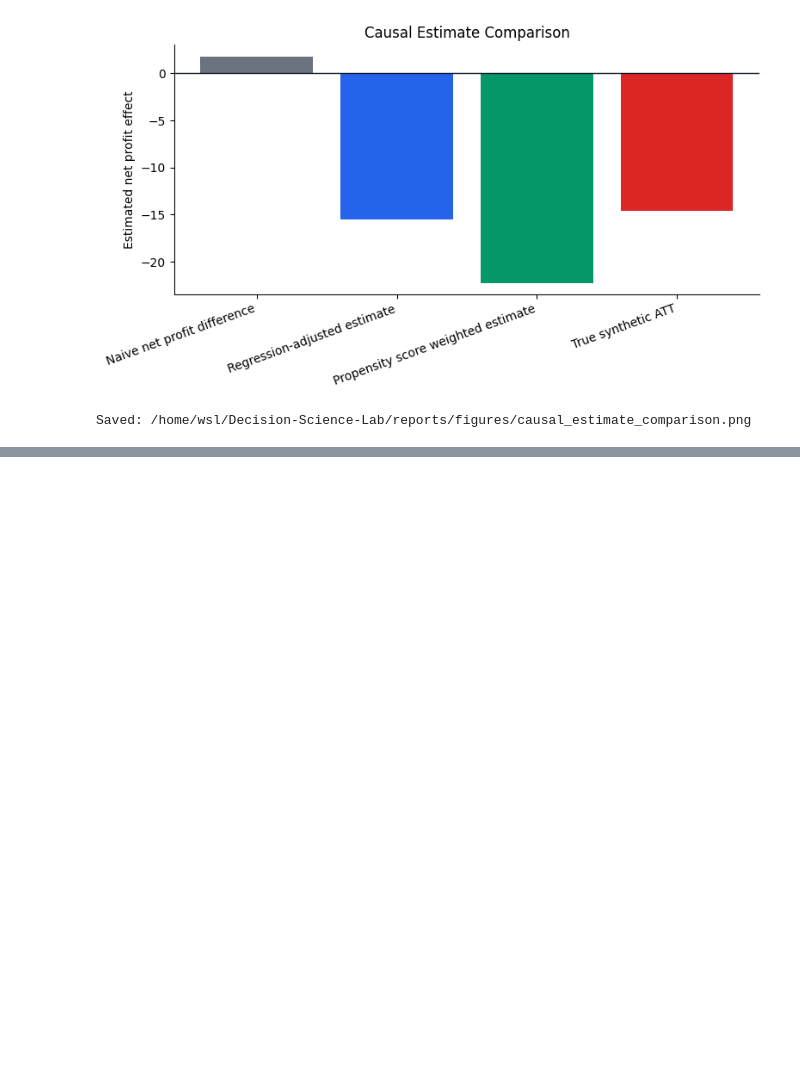
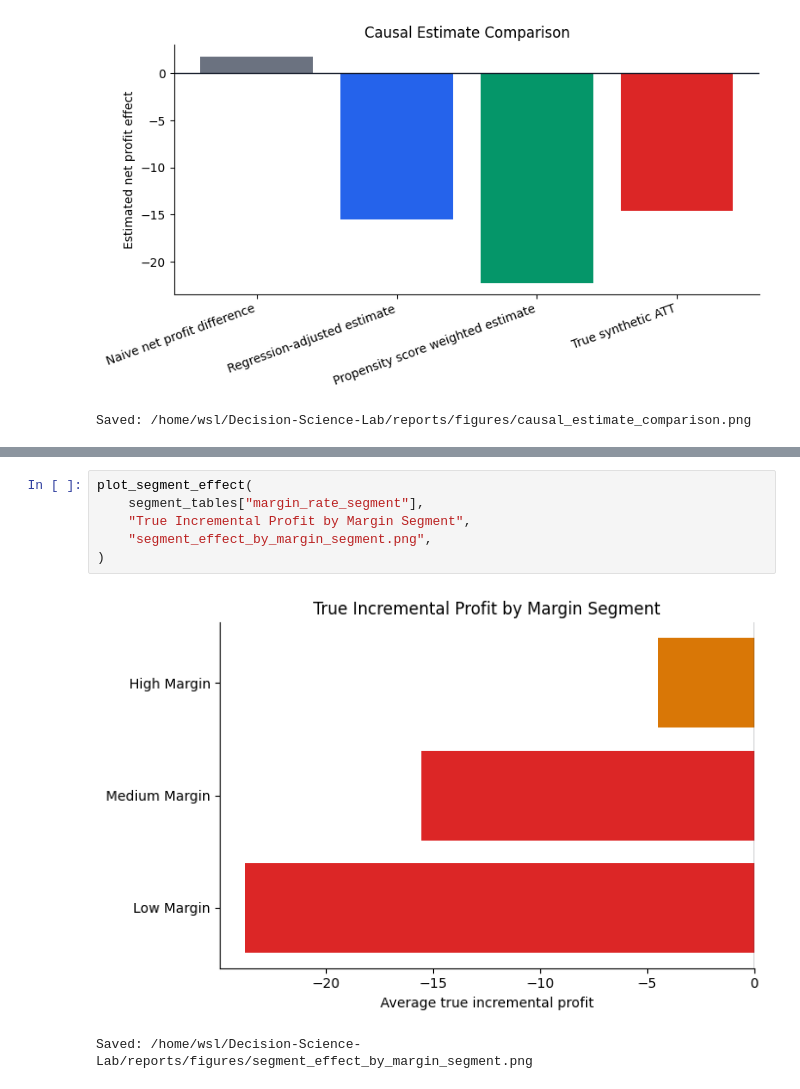
Before and after one commit to Freemlen/Decision-Science-Lab, a Jupyter notebook: notebooks/decision_science_lab_case_study.ipynb, the cells around one changed output, grey strips where cells are left out. Drawn from its saved outputs; the diff is of its cells as text; blank space fills up the shorter version.

```diff
--- a/notebooks/decision_science_lab_case_study.ipynb
+++ b/notebooks/decision_science_lab_case_study.ipynb
@@ -590,0 +856,9 @@ The business implication is direct: blanket promotions may look profitable in de
+# %%
+plot_segment_effect(
+    segment_tables["margin_rate_segment"],
+    "True Incremental Profit by Margin Segment",
+    "segment_effect_by_margin_segment.png",
+)
+# %% [output]
+[figure, added]
+Saved: /home/wsl/Decision-Science-Lab/reports/figures/segment_effect_by_margin_segment.png
```
Also changed, not shown: parts of 17 cells of this notebook, 4 other files.
